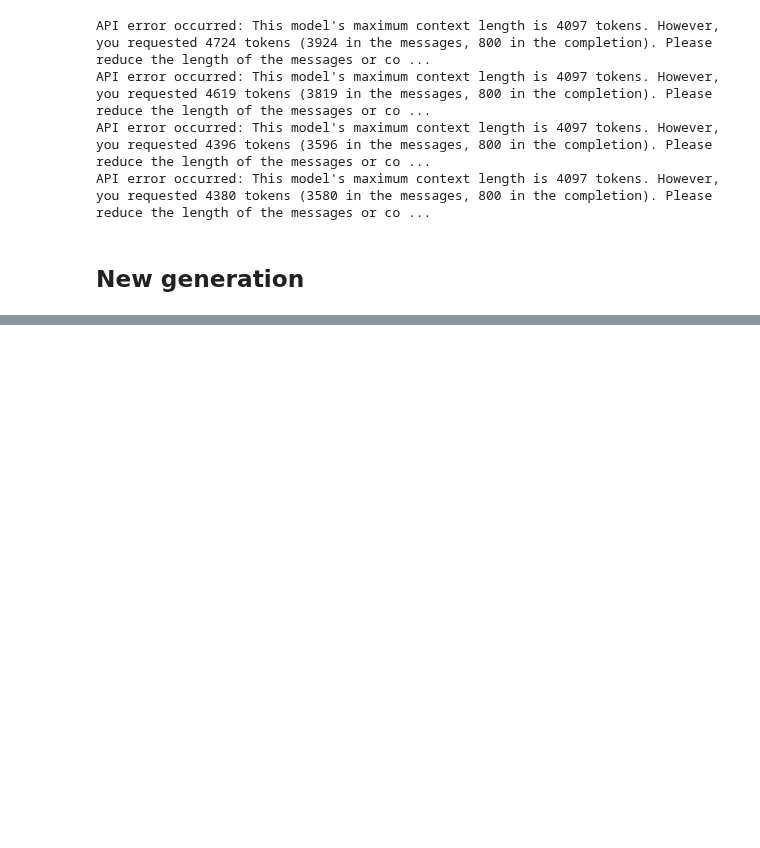
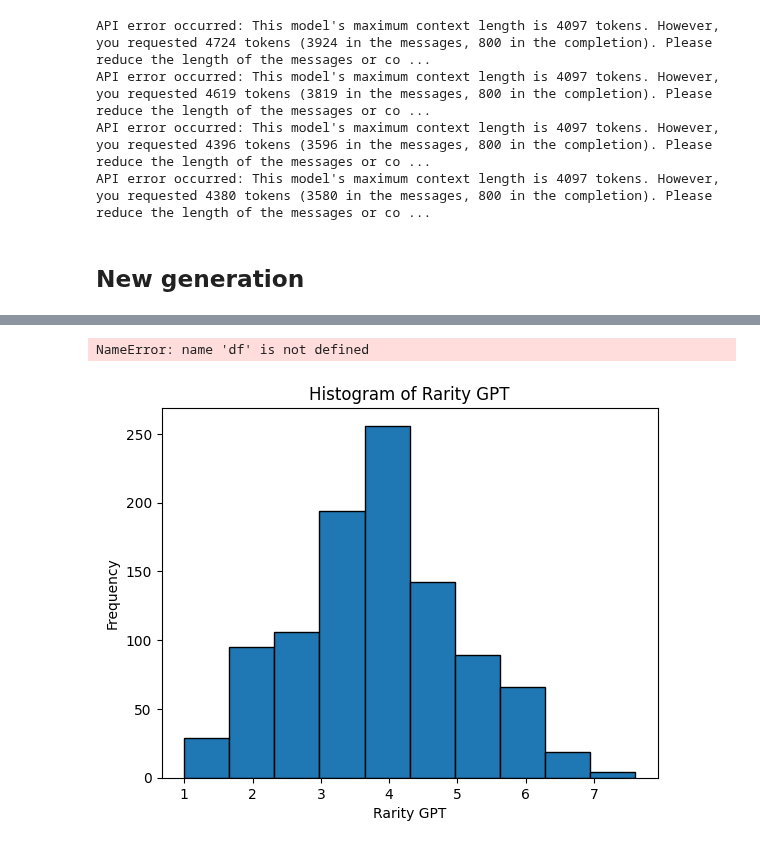
Before and after one commit to eleurent/nature-go, a Jupyter notebook: backend/generation/generate_summary.ipynb, the cells around one changed output, grey strips where cells are left out. Cells and saved outputs as stored; diff of their text form; code cells hidden in the pictures; blank space fills up the shorter version.

```diff
--- a/backend/generation/generate_summary.ipynb
+++ b/backend/generation/generate_summary.ipynb
@@ -102,0 +138,15 @@ print(df['wikipedia_word_count'].sum() / 1000 * 0.002, "total wiki cost")
+# %%
+(df['wikipedia_word_count'] == -1).sum()
+# %% [output]
+NameError: name 'df' is not defined
+# %%
+import matplotlib.pyplot as plt
+
+# Plotting the histogram
+plt.hist(df['rarity_gpt'], bins=10, edgecolor='black')
+plt.xlabel('Rarity GPT')
+plt.ylabel('Frequency')
+plt.title('Histogram of Rarity GPT')
+plt.show()
+# %% [output]
+[figure, added]
```
Also changed, not shown: parts of 6 cells of this notebook, 2 other files.
